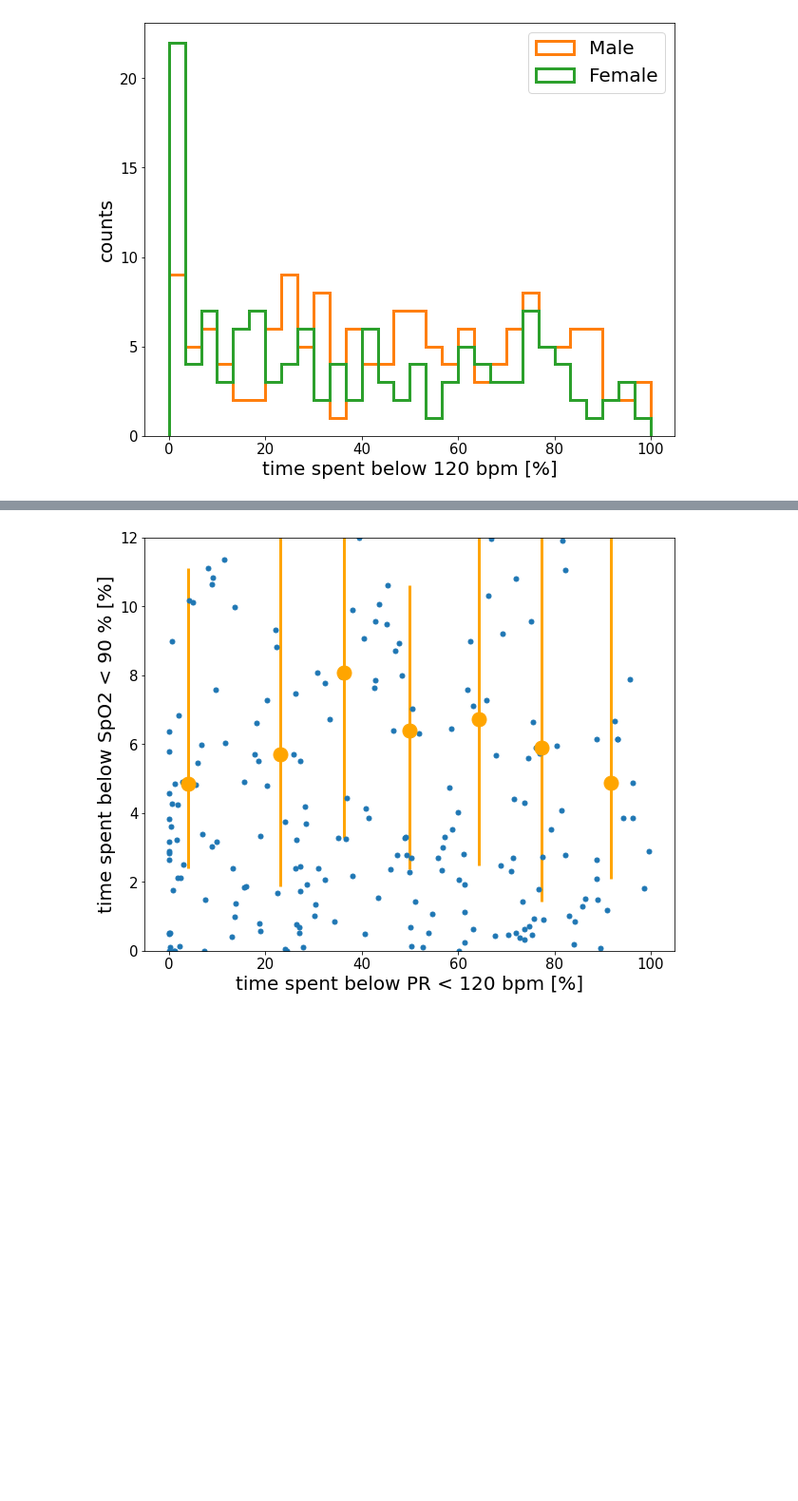
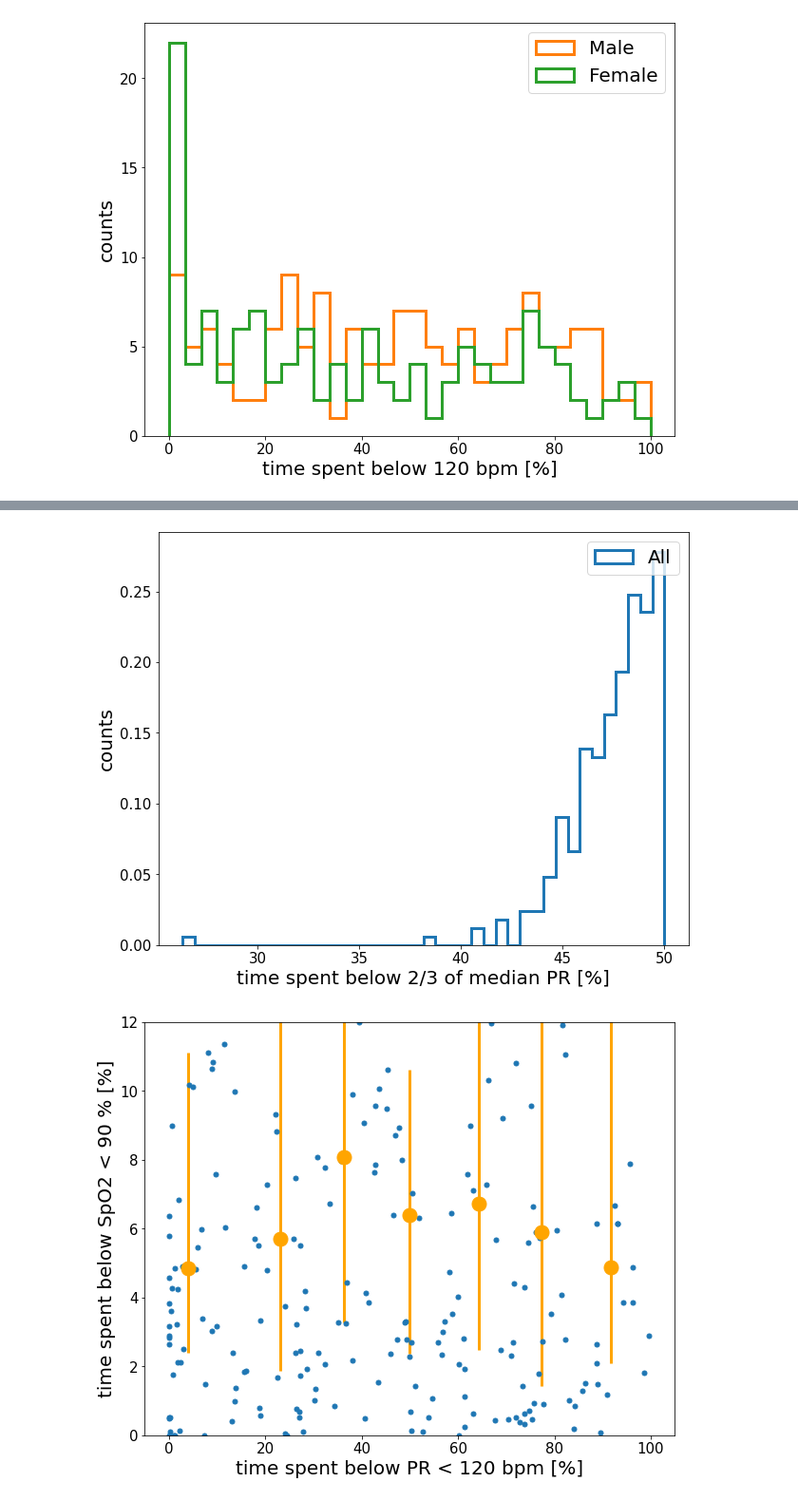
Before and after one commit to shisteve/NHS, a Jupyter notebook: 007_easy_selection.ipynb, the cells around one changed output, grey strips where cells are left out. Shown at 95% size. Cells and saved outputs as stored; diff of their text form; code cells hidden in the pictures; blank space fills up the shorter version.

```diff
--- a/007_easy_selection.ipynb
+++ b/007_easy_selection.ipynb
@@ -637,3 +697,16 @@ plt.show()
+# %%
+plt.figure(figsize=(10,8))
+plt.hist(brad_pr_dyn,  bins=40,histtype='step',lw=3,label='All',color='C0',cumulative=False,density=True)
+#plt.hist(brad_pr_dyn_l39,bins=30,range=(0,50),histtype='step',lw=3,label='Gest.Age < 39', color='C1')
+#plt.hist(brad_pr_dyn_g40,bins=30,range=(0,50),histtype='step',lw=3,label='Gest.Age > 40' , color='C2')
+
+#plt.xlabel("time spent below 9/10 of median PR [%]")
+plt.xlabel("time spent below 2/3 of median PR [%]")
+plt.ylabel('counts')
+plt.legend()
+plt.show()
+# %% [output]
+[figure, added]
 # %%
 plt.figure(figsize=(10,8))
 plt.xlabel("time spent below PR < 120 bpm [%]")
```
Also changed, not shown: parts of 10 cells of this notebook, 4 other files.
